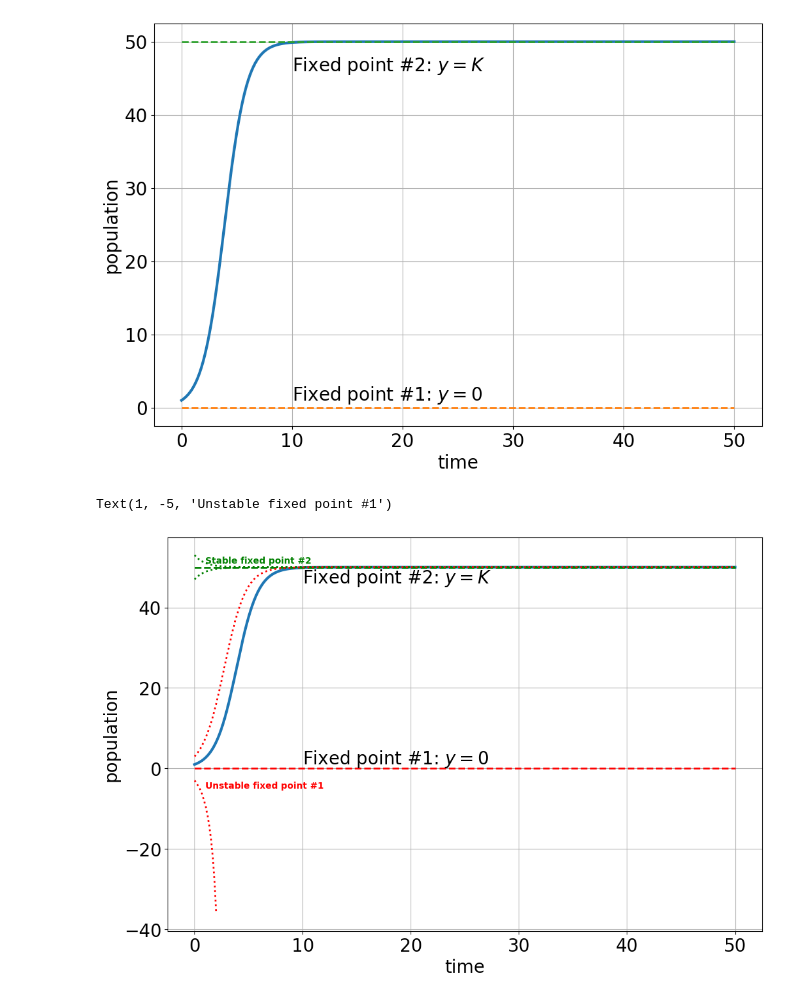
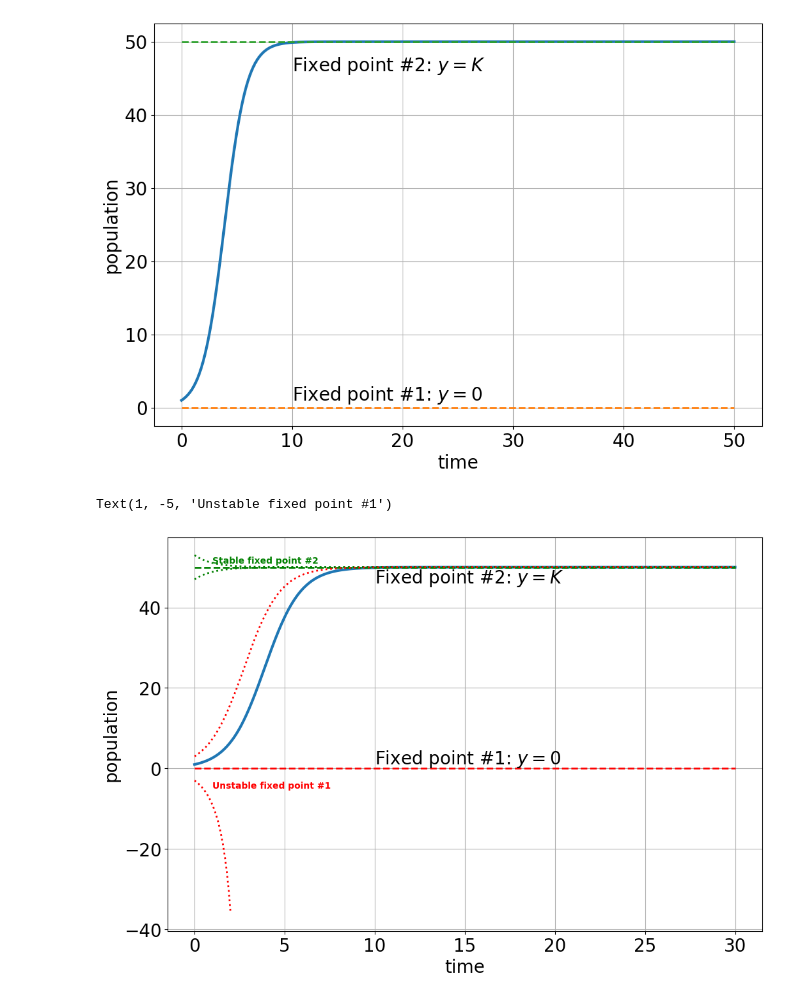
Before and after one commit to bblais/Computer-Programming-for-the-Sciences-Spring-2024, a Jupyter notebook: Sprint #2 - Dynamical Systems and Parameters/2024-02-27 - Sample Data.ipynb, the cells around one changed output. Drawn from its saved outputs; the diff is of its cells as text; code cells hidden in the pictures.

```diff
--- a/Sprint #2 - Dynamical Systems and Parameters/2024-02-27 - Sample Data.ipynb
+++ b/Sprint #2 - Dynamical Systems and Parameters/2024-02-27 - Sample Data.ipynb
@@ -149,7 +149,7 @@ Text(10, 46, 'Fixed point #2: $y=K$')
 sim=Simulation()
 sim.add("y' = r*y*(1-y/K)",initial_value=1)
 sim.params(r=1,K=50)
-sim.run(50)
+sim.run(30)
 
 plot(sim.t,sim.y,linewidth=3)
 xlabel('time')
@@ -159,7 +159,7 @@ ylabel('population')
 sim=Simulation()
 sim.add("y' = r*y*(1-y/K)",initial_value=0)  # first fixed point
 sim.params(r=1,K=50)
-sim.run(50)
+sim.run(30)
 plot(sim.t,sim.y,'r--')
 
 text(10,1,'Fixed point #1: $y=0$')
@@ -167,36 +167,36 @@ text(10,1,'Fixed point #1: $y=0$')
 sim=Simulation()
 sim.add("y' = r*y*(1-y/K)",initial_value=50)  # second fixed point
 sim.params(r=1,K=50)
-sim.run(50)
+sim.run(30)
 plot(sim.t,sim.y,'g--')
 text(10,46,'Fixed point #2: $y=K$')
 
 sim=Simulation()
 sim.add("y' = r*y*(1-y/K)",initial_value=53)  # above second fixed point
 sim.params(r=1,K=50)
-sim.run(50)
+sim.run(30)
 plot(sim.t,sim.y,'g:')
 
 sim=Simulation()
 sim.add("y' = r*y*(1-y/K)",initial_value=47)  # below second fixed point
 sim.params(r=1,K=50)
-sim.run(50)
+sim.run(30)
 plot(sim.t,sim.y,'g:')
 
 sim=Simulation()
 sim.add("y' = r*y*(1-y/K)",initial_value=3)  # above first fixed point
 sim.params(r=1,K=50)
-sim.run(50)
+sim.run(30)
 plot(sim.t,sim.y,'r:')
 
 sim=Simulation()
 sim.add("y' = r*y*(1-y/K)",initial_value=-3)  # below first fixed point
 sim.params(r=1,K=50)
 sim.run(2)
 plot(sim.t,sim.y,'r:')
 
 text(1,51,'Stable fixed point #2',fontsize=10,weight='bold',color='g')
 text(1,-5,'Unstable fixed point #1',fontsize=10,weight='bold',color='r')
 # %% [output]
 Text(1, -5, 'Unstable fixed point #1')
-[figure, old version]
+[figure, new version]
```
Also changed, not shown: 1 other file.
